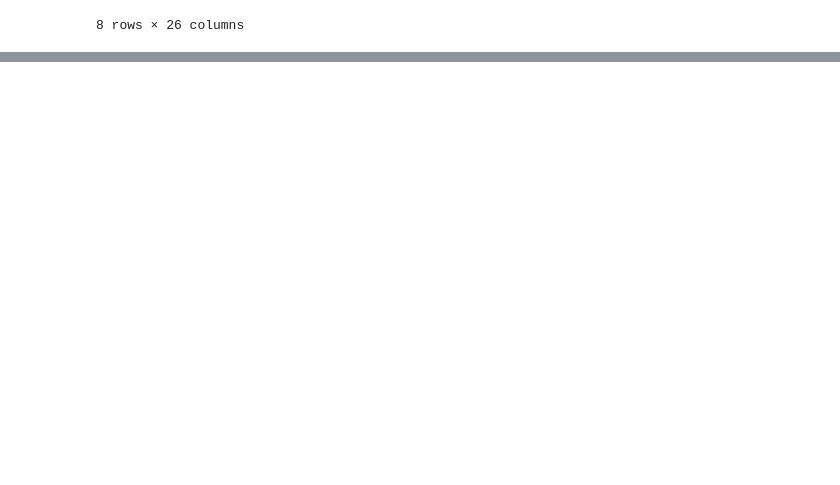
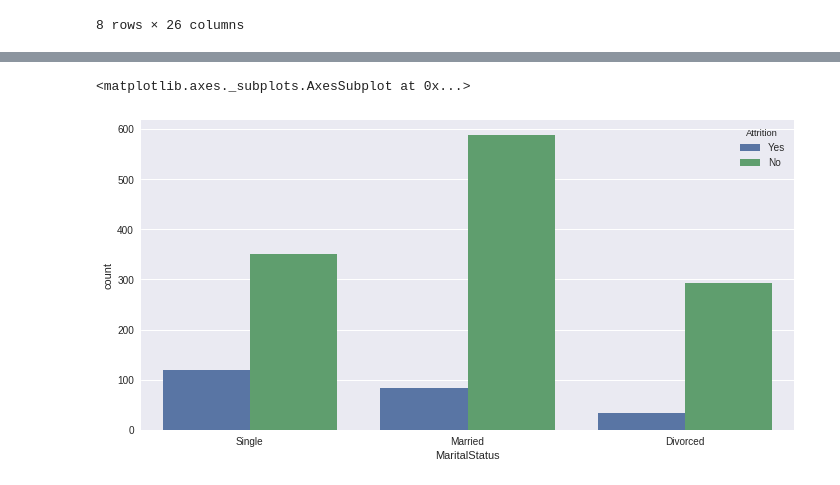
Before and after one commit to tkhan3/machinelearning, a Jupyter notebook: hr_analytics.ipynb, the cells around one changed output, grey strips where cells are left out. Saved outputs shown, nothing was run; the diff lists cells and outputs as text; code cells hidden in the pictures; blank space fills up the shorter version.

```diff
--- a/hr_analytics.ipynb
+++ b/hr_analytics.ipynb
@@ -91,0 +123,4 @@ hr_data.describe()
+# %%
+import seaborn as sns
+sns.set(rc={'figure.figsize':(11.7,8.27)})
+sns.countplot(x="Department",data=hr_data,hue='Attrition')
@@ -91,0 +140,8 @@ hr_data.describe()
+# %%
+import matplotlib.pyplot as plt
+fig = plt.figure(1)
+ax = fig.add_subplot(111)
+sns.set(rc={'figure.figsize':(11.7,5.7)})
+sns.countplot(x="JobRole",data=hr_data,hue='Attrition')
+xticklabels = hr_data["JobRole"]
+ax.set_xticklabels(xticklabels, rotation = 45, ha="right")
@@ -91,0 +167,6 @@ hr_data.describe()
+# %%
+sns.set(rc={'figure.figsize':(11.7,5.7)})
+sns.countplot(x="MaritalStatus",data=hr_data,hue='Attrition')
+# %% [output]
+<matplotlib.axes._subplots.AxesSubplot at 0x...>
+[figure, added]
```
Also changed, not shown: parts of 11 cells of this notebook.
